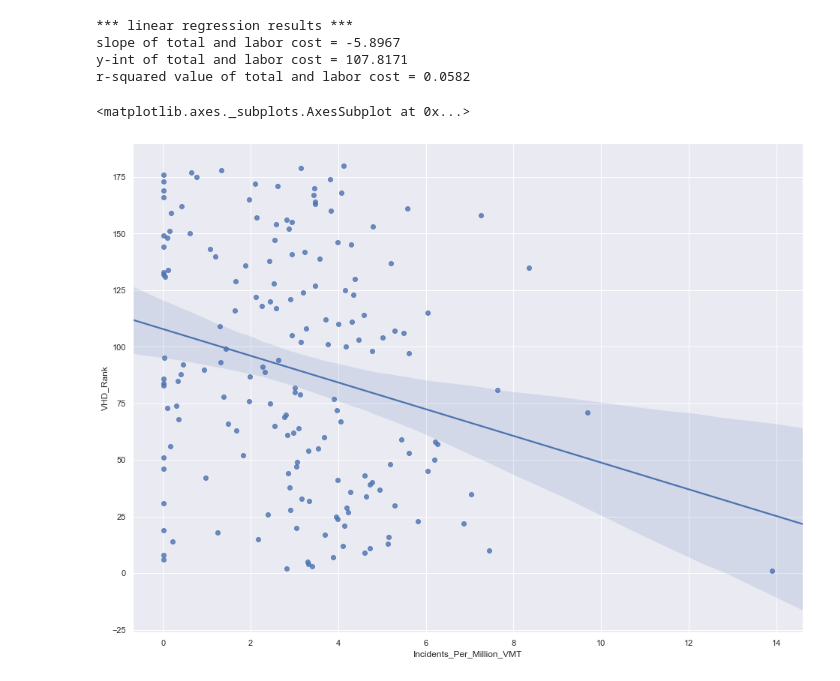
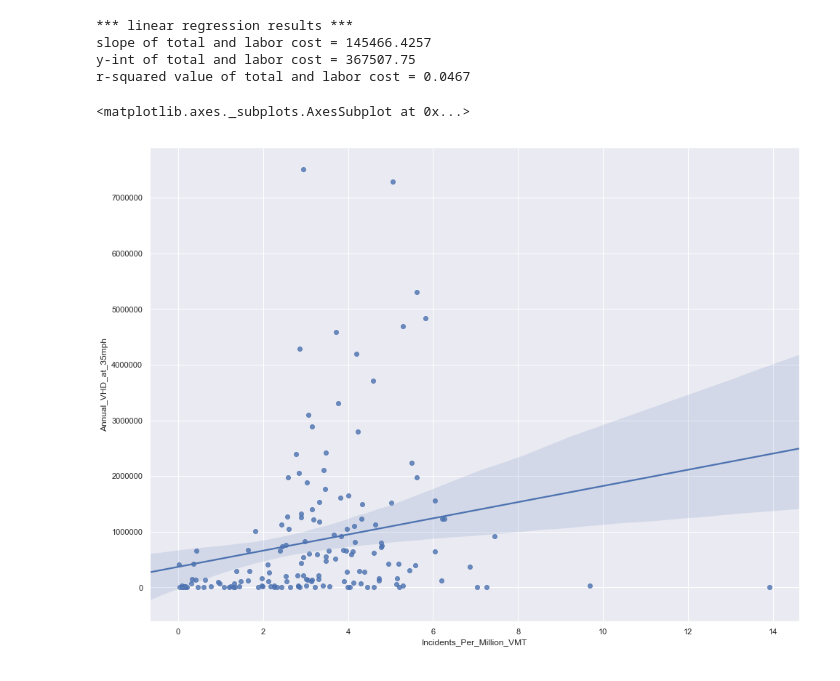
Before and after one commit to walteryu/code4sac, a Jupyter notebook: ndoch-2019/NDoCH_Notebook_Tutorial.ipynb, the cells around one changed output. Cells and saved outputs as stored; diff of their text form; code cells hidden in the pictures.

```diff
--- a/ndoch-2019/NDoCH_Notebook_Tutorial.ipynb
+++ b/ndoch-2019/NDoCH_Notebook_Tutorial.ipynb
@@ -121,11 +123,18 @@ Please run code cells below with the "run" button located in the top menu. Cells
 # 02A - Load data into notebook
 
 # load data into notebook; make sure file is in folder as notebook
-df = pd.read_csv('caltrans-annual-vehicle-delay-2017-v1.csv')
+df = pd.read_csv('caltrans-annual-vehicle-delay-2017-v2.csv')
 
 # example of converting column data type
 # df['Labor Cost'] = pd.to_numeric(df['Labor Cost'])
 
 # print out first 5 lines of dataset below
 print(df.head(5))
+
+# inspect for data types and missing values (note: Pandas stores character strings as type 'object')
+print('\nOur dataframe\'s column info including data types and null/missing values: \n')
+print(df.info())
+
+# we see from df.info() that some columns have null/missing values, let's retain only complete records
+df = df.dropna()
 # %% [output]
@@ -166,7 +179,9 @@ print(df.shape)
 print('')
 
 # Remove outlier values, i.e. outside 3 standard deviations
-df = df[np.abs(df['Annual_VMT'] - df['Annual_VMT'].mean()) <= (3*df['Annual_VMT'].std())]
+    # here we use a series of logicals (True True False etc.) to retain a subset of the data
+VMT_is_within_3_standard_deviations = np.abs(df['Annual_VMT'] - df['Annual_VMT'].mean()) <= (3*df['Annual_VMT'].std())
+df = df[VMT_is_within_3_standard_deviations]
 
 print('Column Dimensions - Excluding Outliers:')
 print(df.shape)
@@ -286,26 +303,28 @@ Please run code cells below with the "run" button located in the top menu. Cells
 # %%
 # 4A - Statistical functions with linear regresion
 
-# Linear regression of incidents/million VMT and VHD rank
+# Linear regression of Annual_VHD_at_35mph on Incidents_Per_Million_VMT
+
 x = df['Incidents_Per_Million_VMT']
-y = df['VHD_Rank']
+y = df['Annual_VHD_at_35mph']
+
 slope, intercept, r_value, p_value, std_err = stats.linregress(x,y)
 
 print("*** linear regression results ***")
 print("slope of total and labor cost =", round(slope, 4))
 print("y-int of total and labor cost =", round(intercept, 4))
 print("r-squared value of total and labor cost =", round(r_value**2, 4))
 
 # Linear regression plot
 plt.figure(figsize=(16, 12))
 sns.regplot(x=x, y=y, data=df)
 # %% [output]
 *** linear regression results ***
-slope of total and labor cost = -5.8967
-y-int of total and labor cost = 107.8171
-r-squared value of total and labor cost = 0.0582
+slope of total and labor cost = 145466.4257
+y-int of total and labor cost = 367507.75
+r-squared value of total and labor cost = 0.0467
 <matplotlib.axes._subplots.AxesSubplot at 0x...>
-[figure, old version]
+[figure, new version]
 # %%
 # 4B - Prediction model with linear regresion:
 # https://towardsdatascience.com/a-beginners-guide-to-linear-regression-in-python-with-scikit-learn-83a8f7ae2b4f
```
Also changed, not shown: parts of 14 cells of this notebook, 16 other files.
